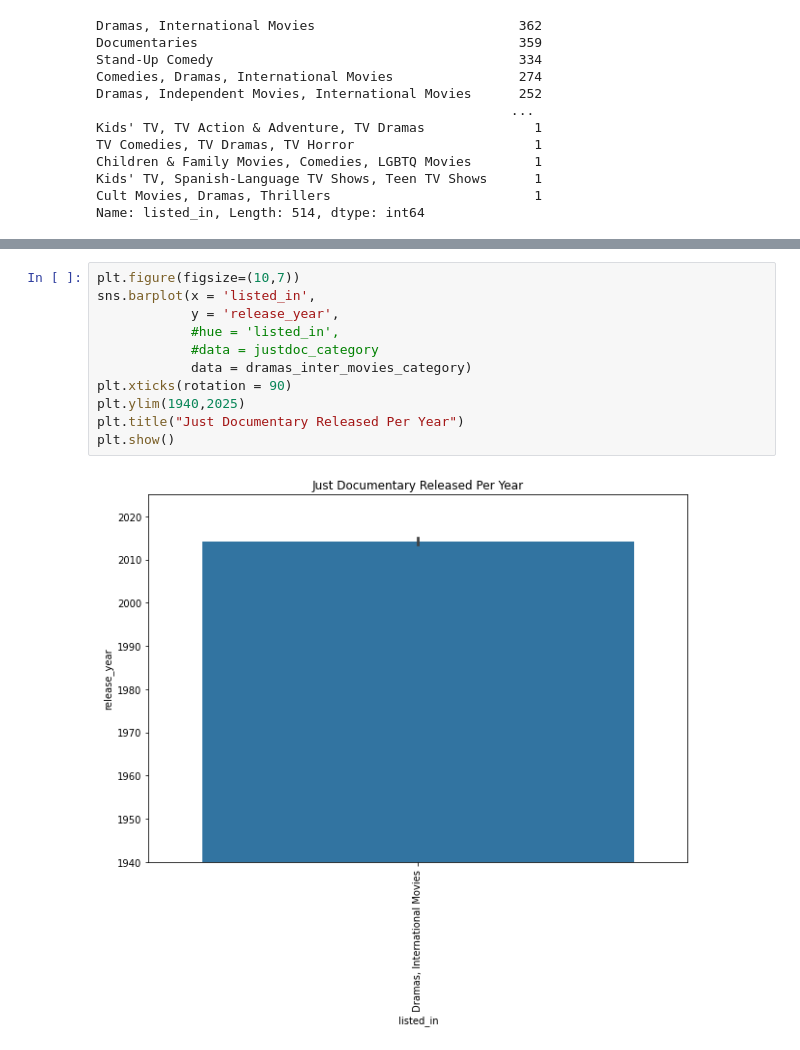
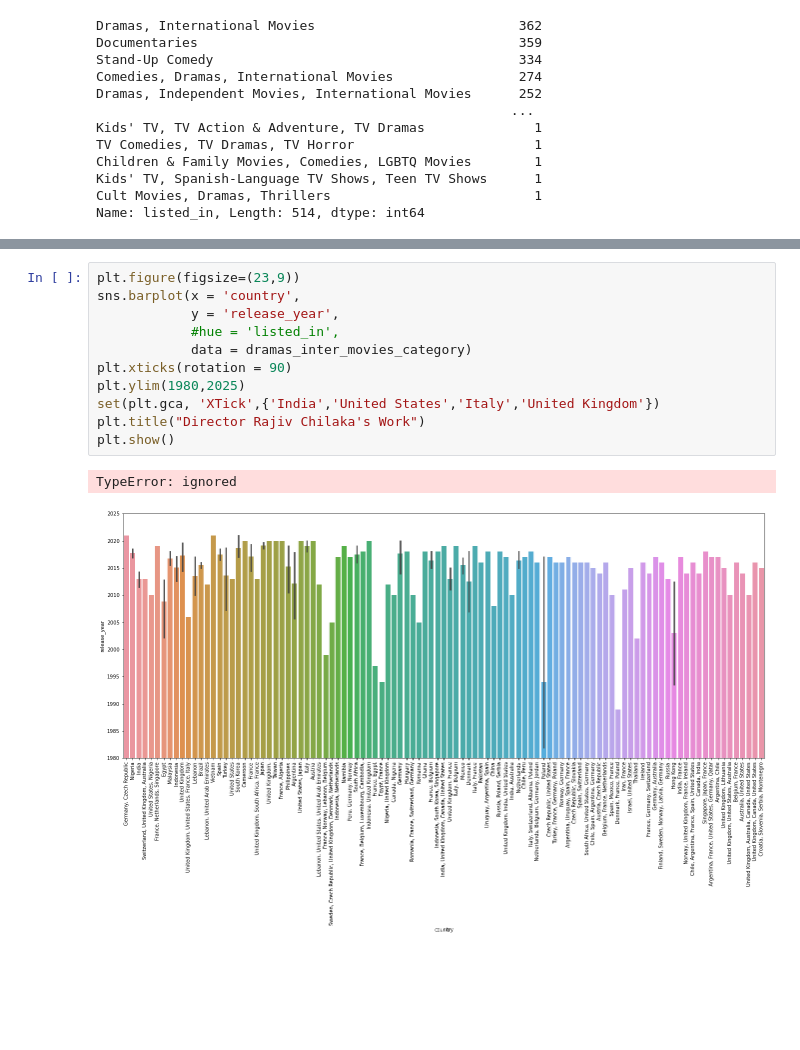
Before and after one commit to ArdeshnaA/EDA-Projects, a Jupyter notebook: Movies_EDA.ipynb, the cells around one changed output, grey strips where cells are left out. Drawn from its saved outputs; the diff is of its cells as text; blank space fills up the shorter version.

```diff
--- a/Movies_EDA.ipynb
+++ b/Movies_EDA.ipynb
@@ -190,13 +196,14 @@ justdoc_category.tail()
 # %%
-plt.figure(figsize=(10,7))
-sns.barplot(x = 'listed_in',
+plt.figure(figsize=(23,9))
+sns.barplot(x = 'country',
             y = 'release_year',
             #hue = 'listed_in',
-            #data = justdoc_category
             data = dramas_inter_movies_category)
 plt.xticks(rotation = 90)
-plt.ylim(1940,2025)
-plt.title("Just Documentary Released Per Year")
+plt.ylim(1980,2025)
+set(plt.gca, 'XTick',{'India','United States','Italy','United Kingdom'})
+plt.title("Director Rajiv Chilaka's Work")
 plt.show()
 # %% [output]
+TypeError: ignored
-[figure, old version]
+[figure, new version]
```
Also changed, not shown: parts of 10 cells of this notebook.
